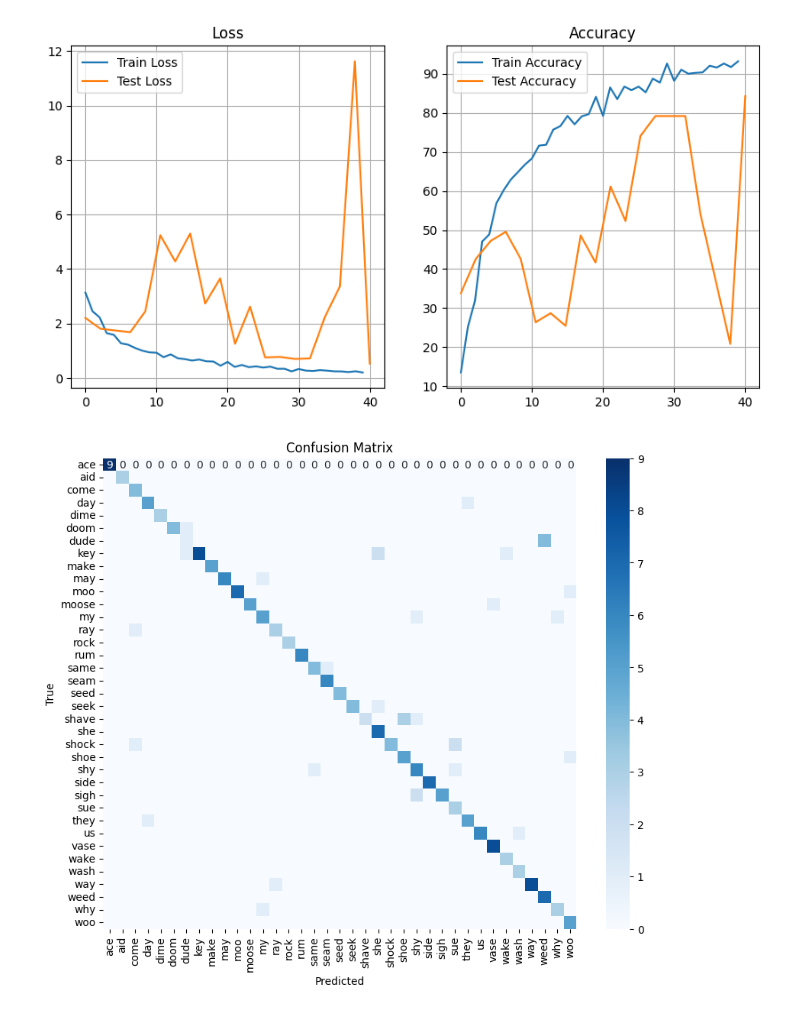
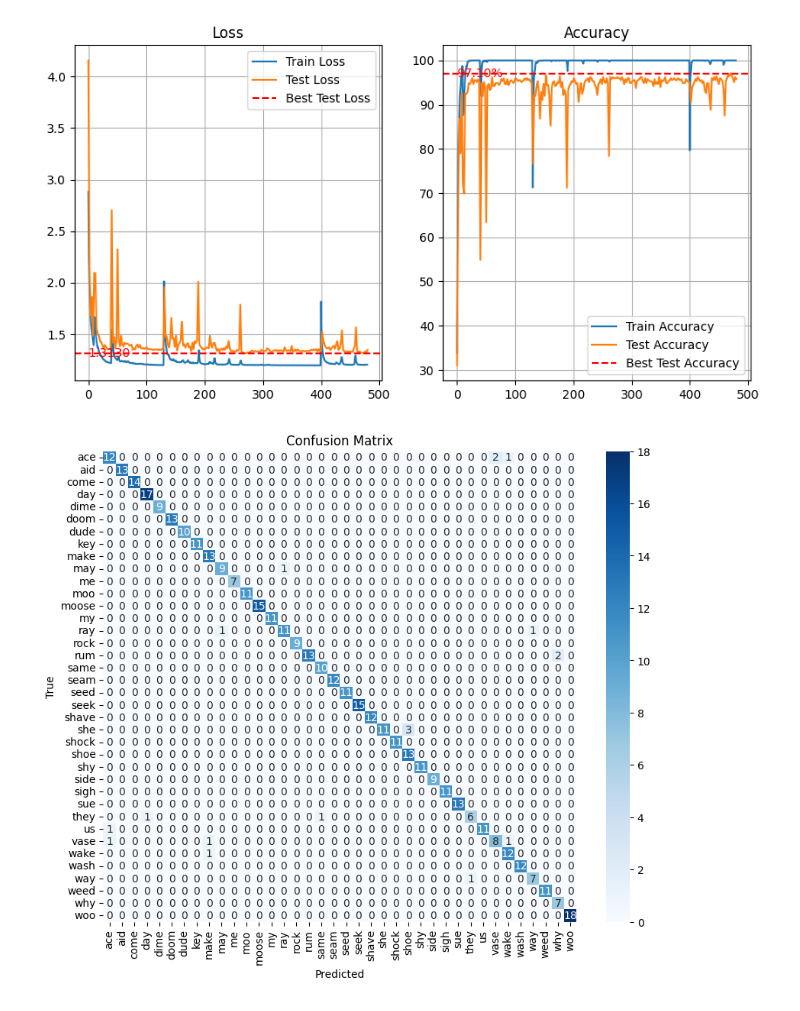
Before and after one commit to COLVERTYETY/Murmurations, a Jupyter notebook: ML/AudioClassifier.ipynb, the cells around one changed output. Saved outputs shown, nothing was run; the diff lists cells and outputs as text; code cells hidden in the pictures.

Commit message:
more training

```diff
--- a/ML/AudioClassifier.ipynb
+++ b/ML/AudioClassifier.ipynb
@@ -405,7 +440,6 @@ def train_epoch(
     model,
     dataloader,
     epochs,
-    learning_rate,
     optimizer=None,
     loss_function=None,
     scheduler=None,
@@ -534,6 +568,7 @@ def test_epoch(
         if logger is not None and verbose != 0:
             logger.log({"split": "test", "epoch": epoch, "avg_loss": avg_loss, "accuracy": accuracy})
 
+
     return epoch_results
 # %%
 from torch.utils.data import DataLoader, random_split
@@ -550,7 +585,7 @@ val_size = len(dataset) - train_size
 train_dataset, val_dataset = random_split(dataset, [train_size, val_size])
 
 # Create DataLoader instances for training and validation sets
-batch_size = 8
+batch_size = 32
 train_loader = DataLoader(train_dataset, batch_size=batch_size, shuffle=True, drop_last=True, num_workers=4)
 val_loader = DataLoader(val_dataset, batch_size=batch_size, shuffle=False, drop_last=True, num_workers=4)
 
@@ -610,12 +645,14 @@ Number of validation samples: 220
 # config.epochs = 10
 # config.batch_size = 4
 # %%
-TOTAL_EPOCHS = 20
+TOTAL_EPOCHS = 240
 PER_EPOCH = 2
 
-optimizer = torch.optim.Adam(model.parameters(), lr=0.001)
-criterion = torch.nn.CrossEntropyLoss()
-scheduler = torch.optim.lr_scheduler.StepLR(optimizer, step_size=10, gamma=0.1)
+optimizer = torch.optim.Adam(model.parameters(), lr=0.001, weight_decay=1e-5)
+criterion = torch.nn.CrossEntropyLoss(label_smoothing=0.2)
+# scheduler = torch.optim.lr_scheduler.StepLR(optimizer, step_size=50, gamma=0.5)
+# scheduler = torch.optim.lr_scheduler.CosineAnnealingLR(optimizer, TOTAL_EPOCHS, eta_min=0.0001)
+scheduler = torch.optim.lr_scheduler.CosineAnnealingWarmRestarts(optimizer, T_0=10, T_mult=3, eta_min=0.0001)
 if torch.backends.mps.is_available():
     global_device = torch.device("mps")
 else:
@@ -625,9 +662,14 @@ verbosity = 1
 # the actual trainign loop
 train_stats = []
 test_stats = []
+best_test_acc = 0
 for epoch in tqdm(range(TOTAL_EPOCHS), desc="TOTAL Epochs", disable=(verbosity == 0)):
-    res =train_epoch(model, train_loader, epochs=PER_EPOCH, learning_rate=0.001, device=global_device, verbose=1)
+    res =train_epoch(model, train_loader, epochs=PER_EPOCH, device=global_device, verbose=1, optimizer=optimizer, loss_function=criterion, scheduler=scheduler)
     train_stats.extend(res)
-    res = test_epoch(model, val_loader, epochs=1, device=global_device, verbose=1)
+    res = test_epoch(model, val_loader, epochs=1, device=global_device, verbose=1, loss_function=criterion)
+    if res[-1][1] > best_test_acc:
+        best_test_acc = res[-1][1]
+        torch.save(model.state_dict(), "best_audiomodel.pth")
+        print(f"Best model saved with accuracy: {best_test_acc:.2f}%")
     test_stats.extend(res)
 # %% [output]
@@ -647,26 +692,30 @@ for epoch in tqdm(range(TOTAL_EPOCHS), desc="TOTAL Epochs", disable=(verbosity =
 # %%
 # plot the training and testing loss and accuracy
 train_loss = [stat[0] for stat in train_stats]
 train_acc = [stat[1] for stat in train_stats]
 test_loss = [stat[0] for stat in test_stats]
 test_acc = [stat[1] for stat in test_stats]
 x_test = np.linspace(0, len(train_loss), len(test_loss))
 plt.figure(figsize=(10, 5))
 plt.subplot(1, 2, 1)
 plt.plot(train_loss, label='Train Loss')
 plt.plot(x_test, test_loss, label='Test Loss')
+plt.axhline(y=np.min(test_loss), color='r', linestyle='--', label='Best Test Loss')
+plt.text(0, np.min(test_loss), f"{np.min(test_loss):.4f}", color='r', va='center', ha='left')
 plt.title('Loss')
 plt.grid()
 plt.legend()
 plt.subplot(1, 2, 2)
 plt.plot(train_acc, label='Train Accuracy')
 plt.plot(x_test, test_acc, label='Test Accuracy')
+plt.axhline(y=np.max(test_acc), color='r', linestyle='--', label='Best Test Accuracy')
+plt.text(0, np.max(test_acc), f"{np.max(test_acc):.2f}%", color='r', va='center', ha='left')
 plt.title('Accuracy')
 plt.grid()
 plt.legend()
 plt.show()
 # %% [output]
-[figure, old version]
+[figure, new version]
 # %%
 from sklearn.metrics import confusion_matrix
 import seaborn as sns
@@ -714,4 +763,4 @@ plt.ylabel('True')
 plt.title('Confusion Matrix')
 plt.show()
 # %% [output]
-[figure, old version]
+[figure, new version]
```
Also changed, not shown: parts of 5 cells of this notebook, 5 other files.
